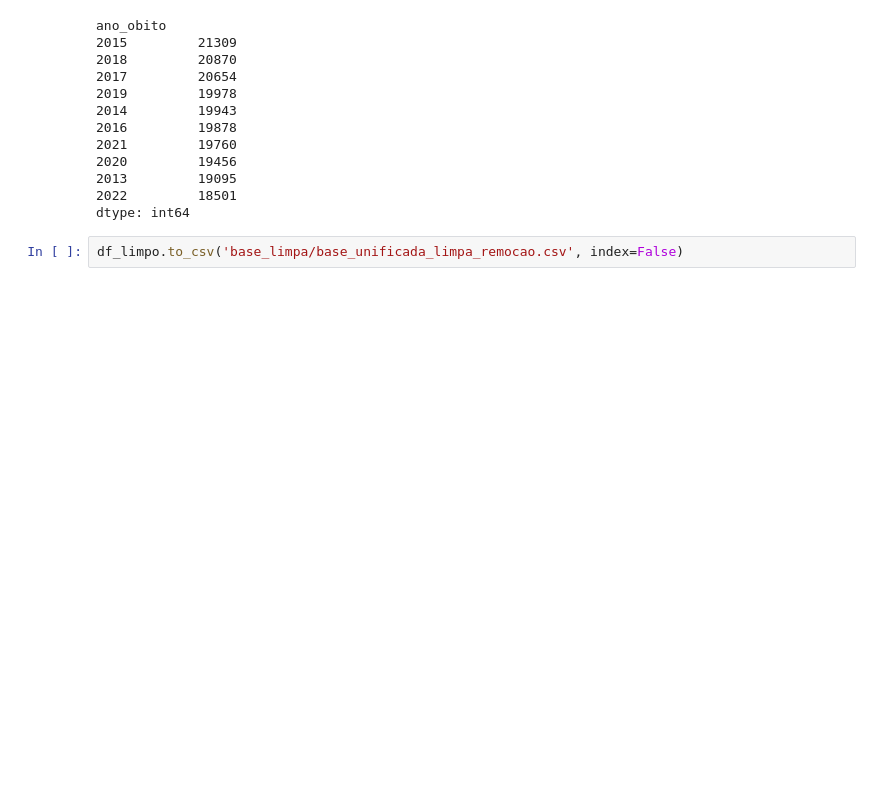
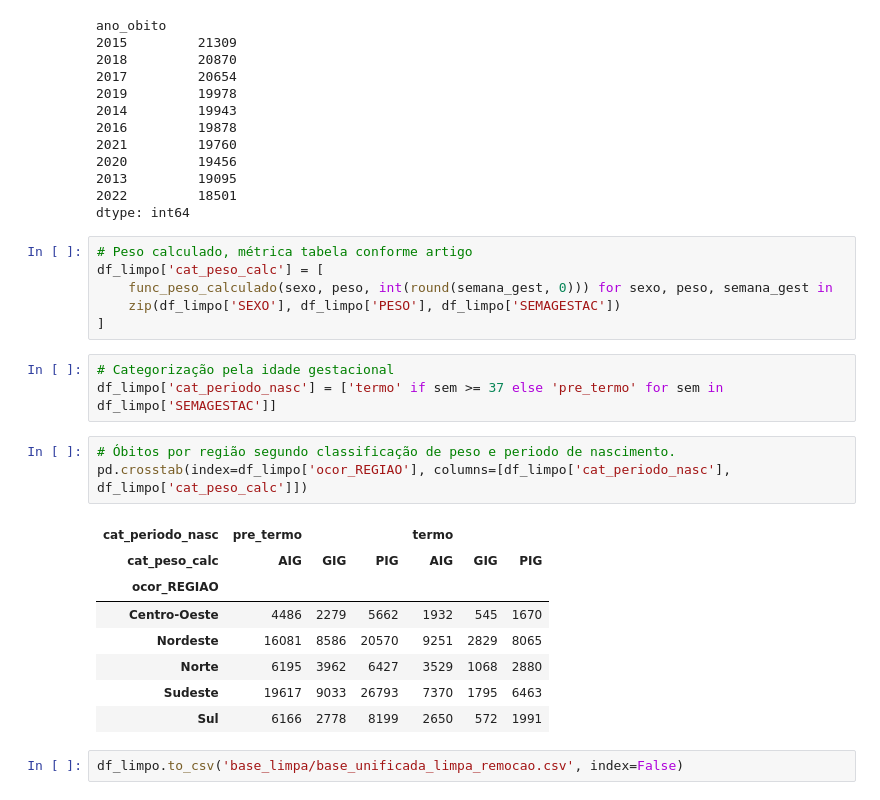
Before and after one commit to mtt89/rr_obito_fetal, a Jupyter notebook: apend_trat_base_sim_dofet.ipynb, the cells around one changed output. Cells and saved outputs as stored; diff of their text form; blank space fills up the shorter version.

```diff
--- a/apend_trat_base_sim_dofet.ipynb
+++ b/apend_trat_base_sim_dofet.ipynb
@@ -489,5 +488,26 @@ ano_obito
 2013         19095
 2022         18501
 dtype: int64
+# %%
+# Peso calculado, métrica tabela conforme artigo
+df_limpo['cat_peso_calc'] = [
+    func_peso_calculado(sexo, peso, int(round(semana_gest, 0))) for sexo, peso, semana_gest in
+    zip(df_limpo['SEXO'], df_limpo['PESO'], df_limpo['SEMAGESTAC'])
+]
+# %%
+# Categorização pela idade gestacional
+df_limpo['cat_periodo_nasc'] = ['termo' if sem >= 37 else 'pre_termo' for sem in df_limpo['SEMAGESTAC']]
+# %%
+# Óbitos por região segundo classificação de peso e periodo de nascimento.
+pd.crosstab(index=df_limpo['ocor_REGIAO'], columns=[df_limpo['cat_periodo_nasc'], df_limpo['cat_peso_calc']])
+# %% [output]
+| cat_periodo_nasc | pre_termo |  |  | termo |  |  |
+| cat_peso_calc | AIG | GIG | PIG | AIG | GIG | PIG |
+| ocor_REGIAO |  |  |  |  |  |  |
+| Centro-Oeste | 4486 | 2279 | 5662 | 1932 | 545 | 1670 |
+| Nordeste | 16081 | 8586 | 20570 | 9251 | 2829 | 8065 |
+| Norte | 6195 | 3962 | 6427 | 3529 | 1068 | 2880 |
+| Sudeste | 19617 | 9033 | 26793 | 7370 | 1795 | 6463 |
+| Sul | 6166 | 2778 | 8199 | 2650 | 572 | 1991 |
 # %%
 df_limpo.to_csv('base_limpa/base_unificada_limpa_remocao.csv', index=False)
```
Also changed, not shown: parts of 1 cell of this notebook, 2 other files.
